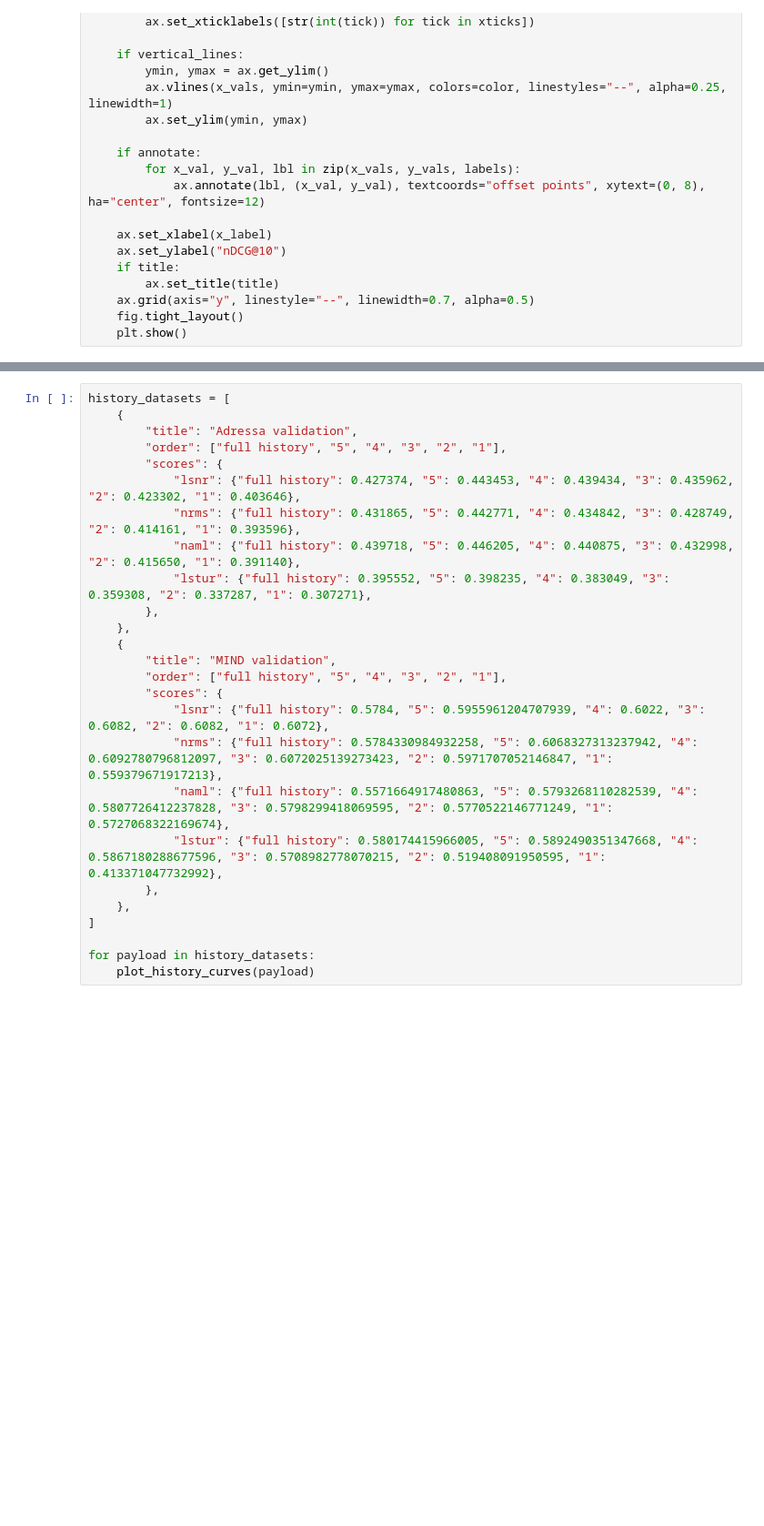
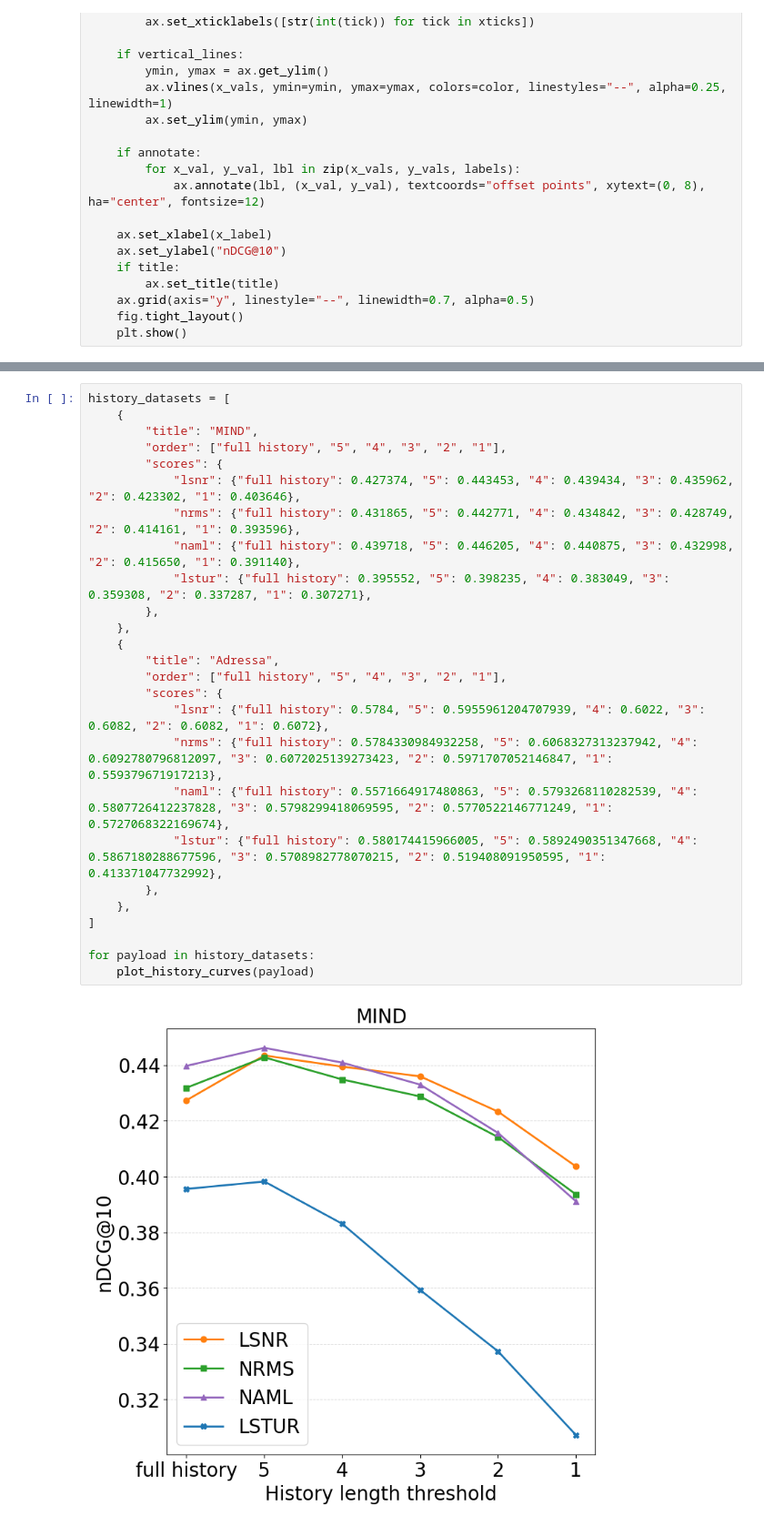
Before and after one commit to davidvos/learned-sparse-news-recs, a Jupyter notebook: analysis.ipynb, the cells around one changed output, grey strips where cells are left out. Shown: that part at 91% size. Cells and saved outputs as stored; diff of their text form; blank space fills up the shorter version.

```diff
--- a/analysis.ipynb
+++ b/analysis.ipynb
@@ -116,26 +119,28 @@ def plot_tradeoff(
 # %%
 history_datasets = [
     {
-        "title": "Adressa validation",
+        "title": "MIND",
         "order": ["full history", "5", "4", "3", "2", "1"],
         "scores": {
             "lsnr": {"full history": 0.427374, "5": 0.443453, "4": 0.439434, "3": 0.435962, "2": 0.423302, "1": 0.403646},
             "nrms": {"full history": 0.431865, "5": 0.442771, "4": 0.434842, "3": 0.428749, "2": 0.414161, "1": 0.393596},
             "naml": {"full history": 0.439718, "5": 0.446205, "4": 0.440875, "3": 0.432998, "2": 0.415650, "1": 0.391140},
             "lstur": {"full history": 0.395552, "5": 0.398235, "4": 0.383049, "3": 0.359308, "2": 0.337287, "1": 0.307271},
         },
     },
     {
-        "title": "MIND validation",
+        "title": "Adressa",
         "order": ["full history", "5", "4", "3", "2", "1"],
         "scores": {
             "lsnr": {"full history": 0.5784, "5": 0.5955961204707939, "4": 0.6022, "3": 0.6082, "2": 0.6082, "1": 0.6072},
             "nrms": {"full history": 0.5784330984932258, "5": 0.6068327313237942, "4": 0.6092780796812097, "3": 0.6072025139273423, "2": 0.5971707052146847, "1": 0.559379671917213},
             "naml": {"full history": 0.5571664917480863, "5": 0.5793268110282539, "4": 0.5807726412237828, "3": 0.5798299418069595, "2": 0.5770522146771249, "1": 0.5727068322169674},
             "lstur": {"full history": 0.580174415966005, "5": 0.5892490351347668, "4": 0.5867180288677596, "3": 0.5708982778070215, "2": 0.519408091950595, "1": 0.413371047732992},
         },
     },
 ]
 
 for payload in history_datasets:
     plot_history_curves(payload)
+# %% [output]
+[figure, added]
```
Also changed, not shown: parts of 4 cells of this notebook.
